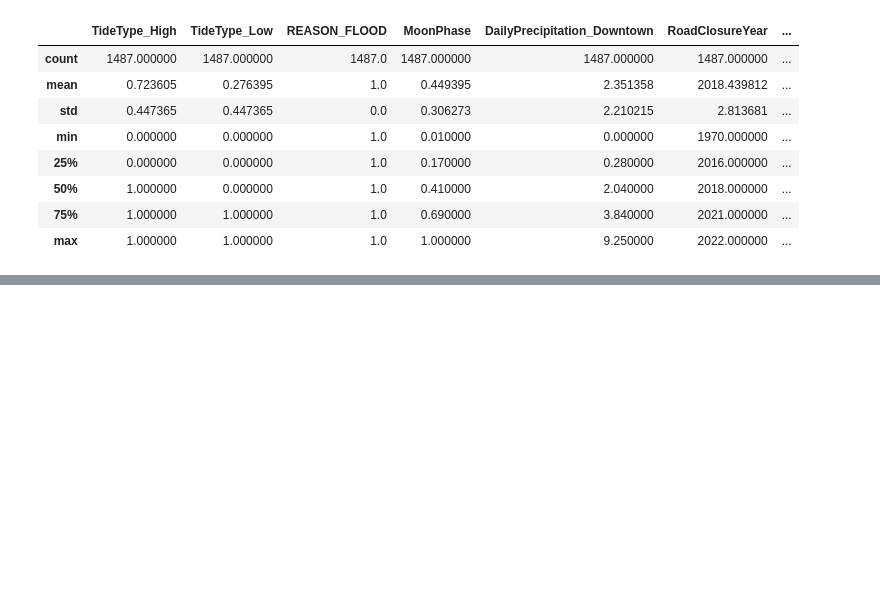
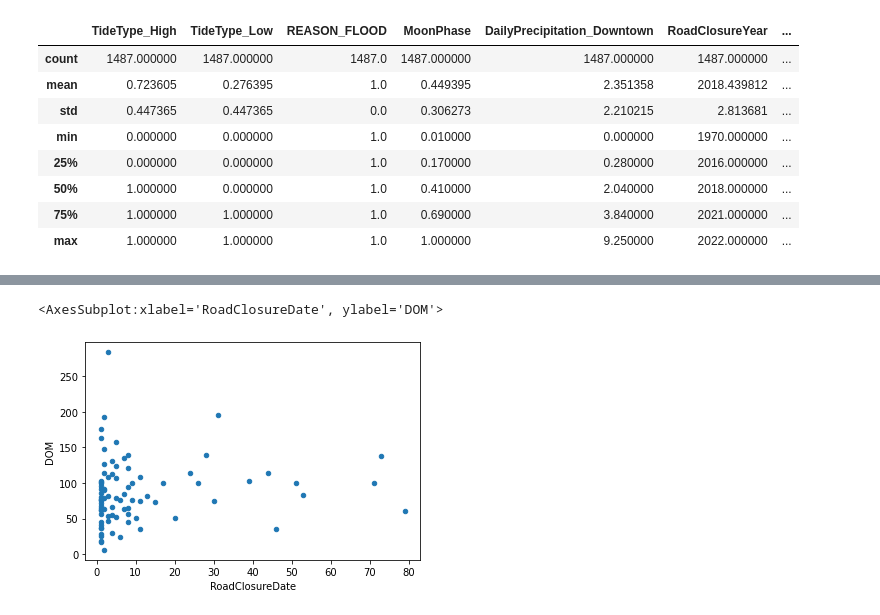
Before and after one commit to schreibergn/Data534Project-, a Jupyter notebook: DowntownFlood.ipynb, the cells around one changed output, grey strips where cells are left out. Drawn from its saved outputs; the diff is of its cells as text; code cells hidden in the pictures; blank space fills up the shorter version.

Commit message:
Plotting housing comparisons

```diff
--- a/DowntownFlood.ipynb
+++ b/DowntownFlood.ipynb
@@ -792,0 +688,3 @@ MergedHomeFlood.to_csv('Coordinates.csv')
+# %%
+AvgDOM = dfHomeValues.groupby('STREET')['DOM'].mean()
+AvgDOM.head()
@@ -792,0 +718,3 @@ MergedHomeFlood.to_csv('Coordinates.csv')
+# %%
+MergedHomeFlood2 = pd.merge(MergedHomeFlood,AvgDOM, how="inner", on="STREET")
+MergedHomeFlood2
@@ -792,0 +745,5 @@ MergedHomeFlood.to_csv('Coordinates.csv')
+# %%
+MergedHomeFlood2.plot.scatter(x ='RoadClosureDate',y='DOM')
+# %% [output]
+<AxesSubplot:xlabel='RoadClosureDate', ylabel='DOM'>
+[figure, added]
```
Also changed, not shown: parts of 58 cells of this notebook.
